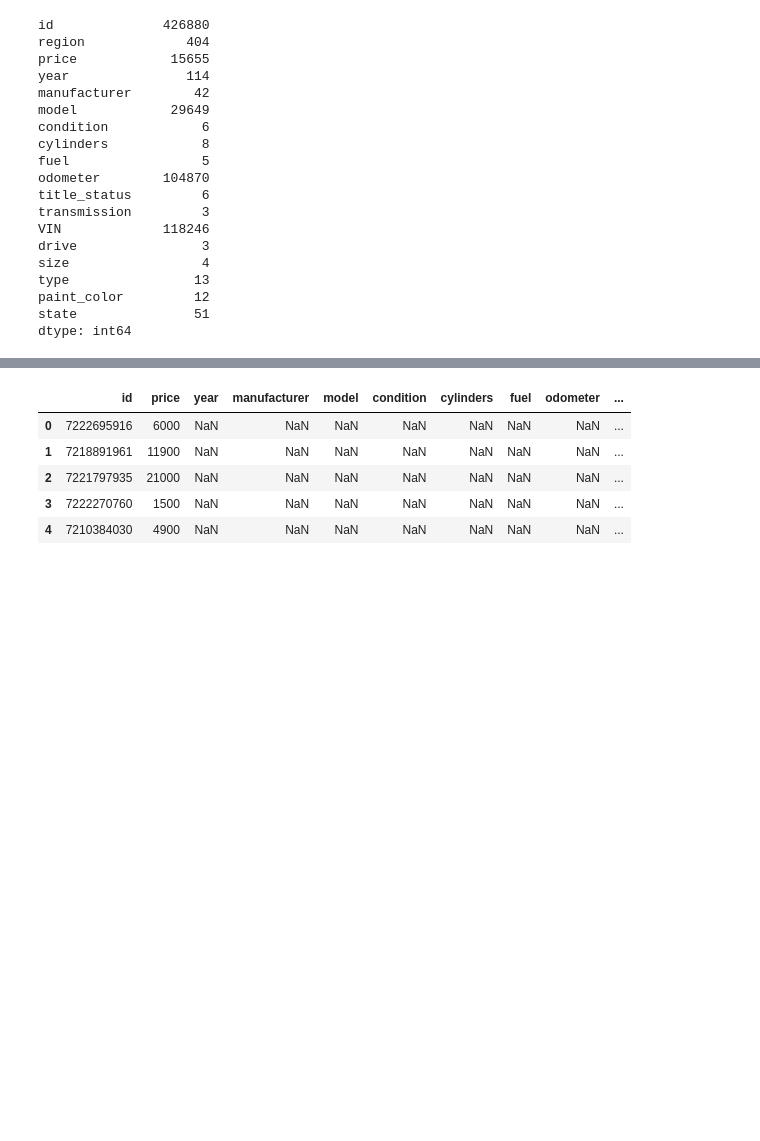
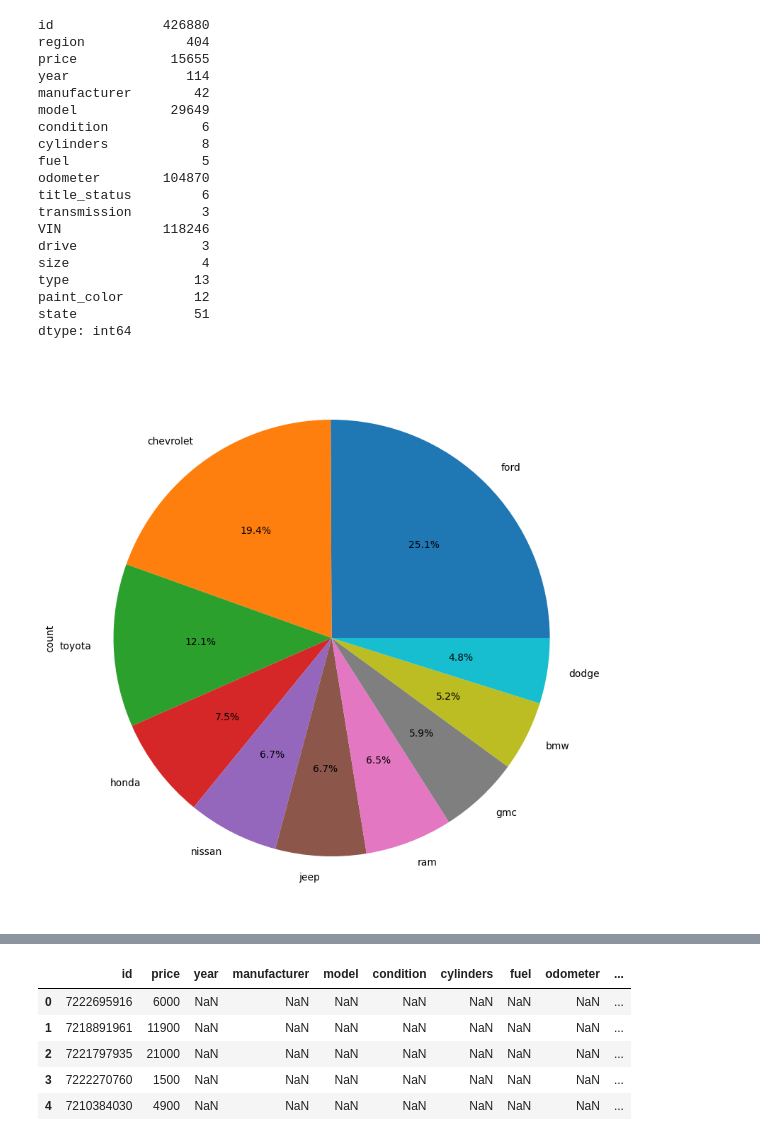
Before and after one commit to gprlearn/UsedCarPrices, a Jupyter notebook: usedcarprices.ipynb, the cells around one changed output, grey strips where cells are left out. Drawn from its saved outputs; the diff is of its cells as text; code cells hidden in the pictures; blank space fills up the shorter version.

```diff
--- a/usedcarprices.ipynb
+++ b/usedcarprices.ipynb
@@ -85,3 +85,14 @@ type                13
 paint_color         12
 state               51
 dtype: int64
+# %%
+# pick the top 10 manufacturers by count
+top_manufacturer = data['manufacturer'].value_counts().head(10).index
+data = data[data['manufacturer'].isin(top_manufacturer)]
+
+# plot a pie chart to show the distribution of manufacturer
+plt.figure(figsize=(10,10))
+data['manufacturer'].value_counts().plot.pie(autopct='%1.1f%%')
+plt.show()
+# %% [output]
+[figure, added]
```
Also changed, not shown: parts of 56 cells of this notebook.
